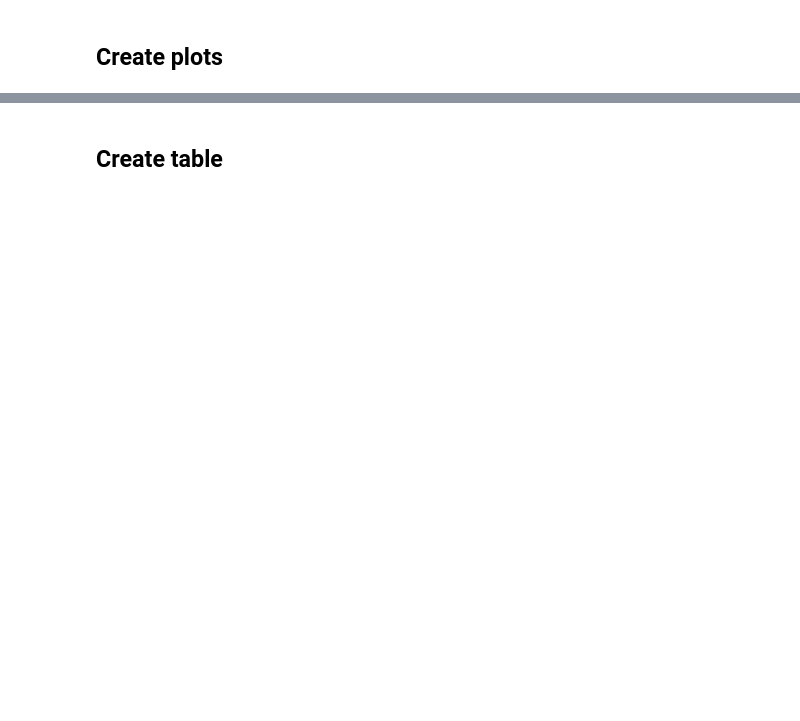
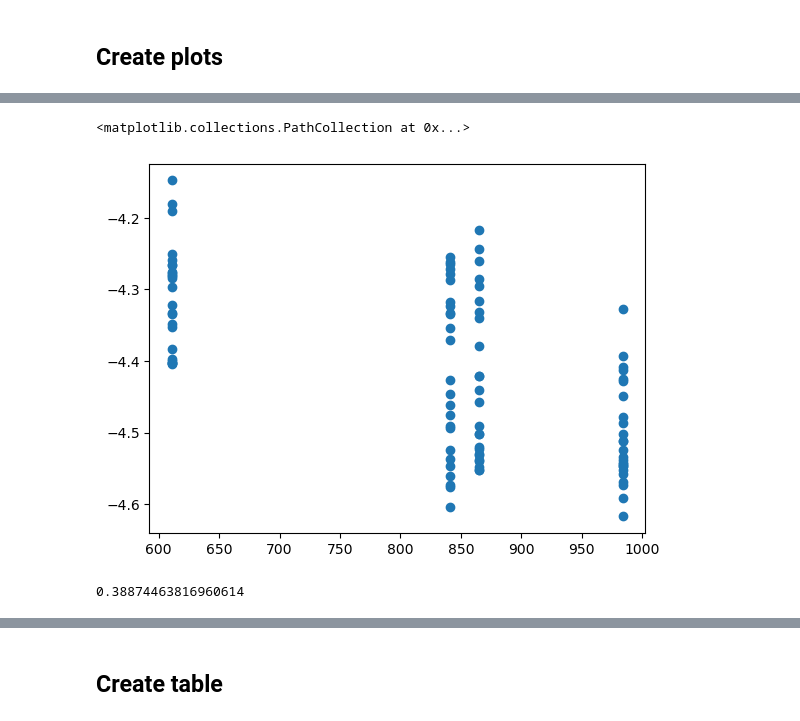
Before and after one commit to Davidvandijcke/fdr, a Jupyter notebook: src/analysis/simulations_1d.ipynb, the cells around one changed output, grey strips where cells are left out. Drawn from its saved outputs; the diff is of its cells as text; code cells hidden in the pictures; blank space fills up the shorter version.

```diff
--- a/src/analysis/simulations_1d.ipynb
+++ b/src/analysis/simulations_1d.ipynb
@@ -100,0 +125,14 @@ jumps = results['jumps']
+# %%
+qlist = []
+k = ((boots.shape[0]+1) * np.arange(0.25, 0.5, 0.01)).round().astype(int)
+l = ((boots.shape[0]+1) * np.arange(0.55, 0.8, 0.01)).round().astype(int)
+for i in range(boots.shape[1]):
+    z_star = zlist[i]
+    sz_star = np.partition(z_star, np.hstack([k-1, l-1]))
+    qlist.append(sz_star[l-1] - sz_star[k-1])
+
+qlist = np.stack(qlist)
+lqlist = np.log(qlist)
+# lqlist[lqlist > -2.5] = -3.5
+#lqlist[lqlist > -2.5] = -3.5
+y = np.mean(lqlist, axis=1)
@@ -100,0 +160,10 @@ jumps = results['jumps']
+# %%
+plt.scatter(y=lqlist, x=np.repeat(b[:,np.newaxis], len(k), axis=-1))
+# %% [output]
+<matplotlib.collections.PathCollection at 0x...>
+[figure, added]
+# %%
+beta = np.cov(-y, np.log(b))[0,1] / np.var(np.log(b), ddof=1)
+beta
+# %% [output]
+0.38874463816960614
```
Also changed, not shown: parts of 29 cells of this notebook.
